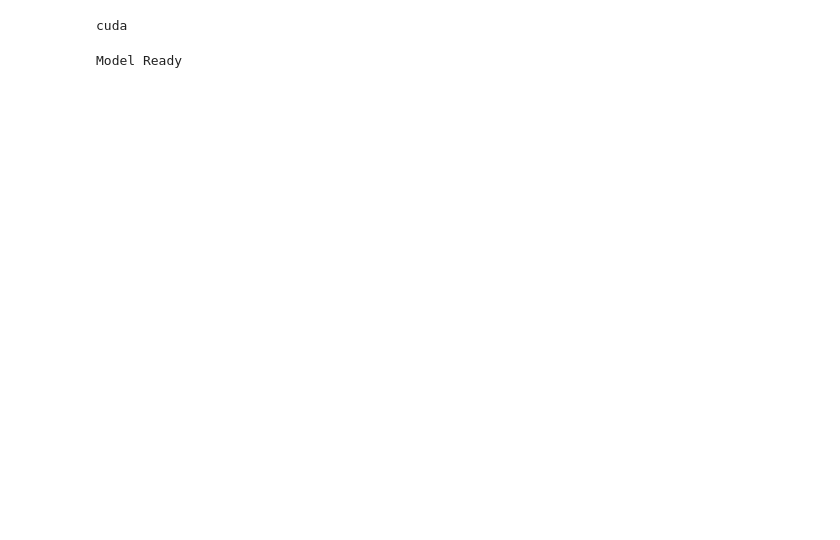
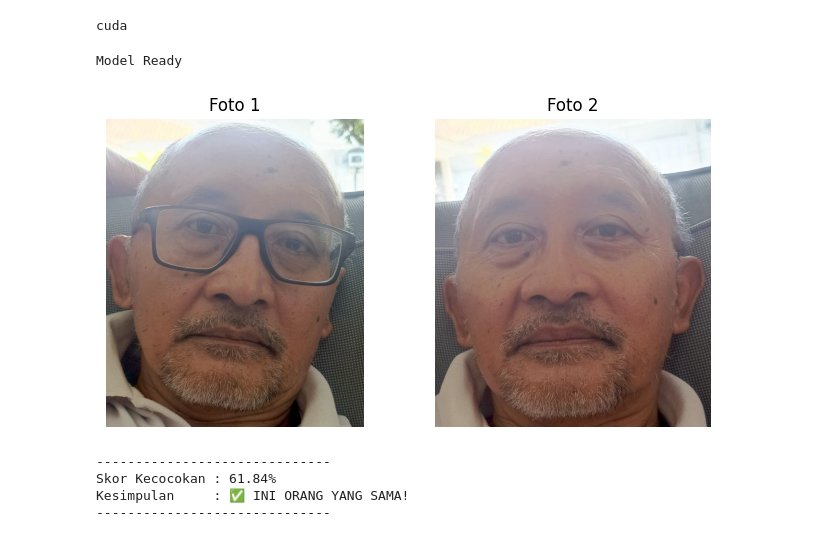
Before and after one commit to Arjuna-Ragil/MobileFaceNet_Test, a Jupyter notebook: inference.ipynb, the cells around one changed output. Drawn from its saved outputs; the diff is of its cells as text; code cells hidden in the pictures; blank space fills up the shorter version.

Commit message:
feat: face detected (still manual cropping)

```diff
--- a/inference.ipynb
+++ b/inference.ipynb
@@ -92,3 +92,55 @@ model.eval()
 print("Model Ready")
 # %% [output]
 Model Ready
+# %%
+def face_match(img_path_1, img_path_2, threshold=0.5):
+    # Buka foto
+    img1 = Image.open(img_path_1).convert('RGB')
+    img2 = Image.open(img_path_2).convert('RGB')
+
+    # Pamerin fotonya bersandingan
+    fig, ax = plt.subplots(1, 2, figsize=(8, 4))
+    ax[0].imshow(img1)
+    ax[0].set_title("Foto 1")
+    ax[0].axis('off')
+    ax[1].imshow(img2)
+    ax[1].set_title("Foto 2")
+    ax[1].axis('off')
+    plt.show()
+
+    # Pre-processing & jadikan tensor [Batch, Channel, Height, Width]
+    tensor1 = val_transform(img1).unsqueeze(0).to(device)
+    tensor2 = val_transform(img2).unsqueeze(0).to(device)
+
+    # Bungkus jadi format dictionary sesuai permintaan forward pass modelmu
+    data = {'sample': tensor1, 'frame': tensor2}
+
+    # Tebak!
+    with torch.no_grad():
+        output_prob = model(data)
+
+    # Ambil angka probabilitasnya
+    score = output_prob.item()
+
+    print("-" * 30)
+    print(f"Skor Kecocokan : {score * 100:.2f}%")
+
+    if score >= threshold:
+        print("Kesimpulan     : ✅ INI ORANG YANG SAMA!")
+    else:
+        print("Kesimpulan     : ❌ INI ORANG YANG BERBEDA!")
+    print("-" * 30)
+
+# --- CARA PAKAINYA ---
+# Siapkan 2 foto (misal foto Ben Affleck dua-duanya, atau foto Ben dan Elton)
+foto_tes_1 = "./dataset/inference_face_set/papa1.jpg"
+foto_tes_2 = "./dataset/inference_face_set/papa3.jpg"
+
+# Eksekusi!
+face_match(foto_tes_1, foto_tes_2)
+# %% [output]
+[figure, added]
+------------------------------
+Skor Kecocokan : 61.84%
+Kesimpulan     : ✅ INI ORANG YANG SAMA!
+------------------------------
```
Also changed, not shown: 1 other file.
